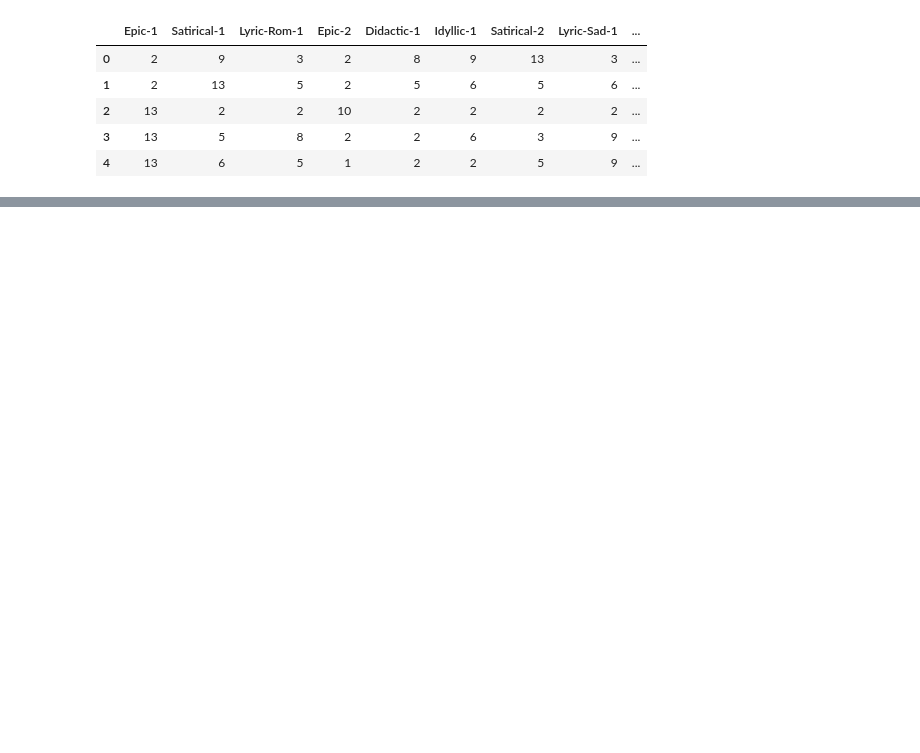
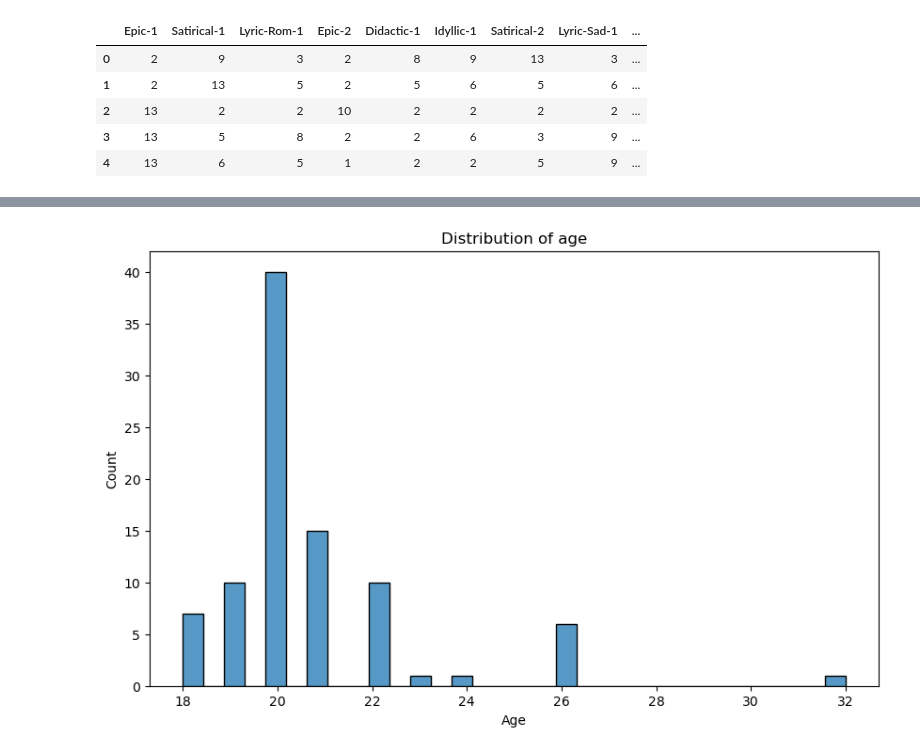
Before and after one commit to piyush-mk/TDA-Storytelling, a Jupyter notebook: notebook.ipynb, the cells around one changed output, grey strips where cells are left out. Saved outputs shown, nothing was run; the diff lists cells and outputs as text; code cells hidden in the pictures; blank space fills up the shorter version.

```diff
--- a/notebook.ipynb
+++ b/notebook.ipynb
@@ -16,0 +143,8 @@ pd.head()
+# %%
+plt.figure(figsize=(10, 6))
+sns.histplot(df["Age"])
+plt.title("Distribution of age")
+plt.xlabel("Age")
+plt.show()
+# %% [output]
+[figure, added]
```
Also changed, not shown: parts of 28 cells of this notebook, 1 other file.
